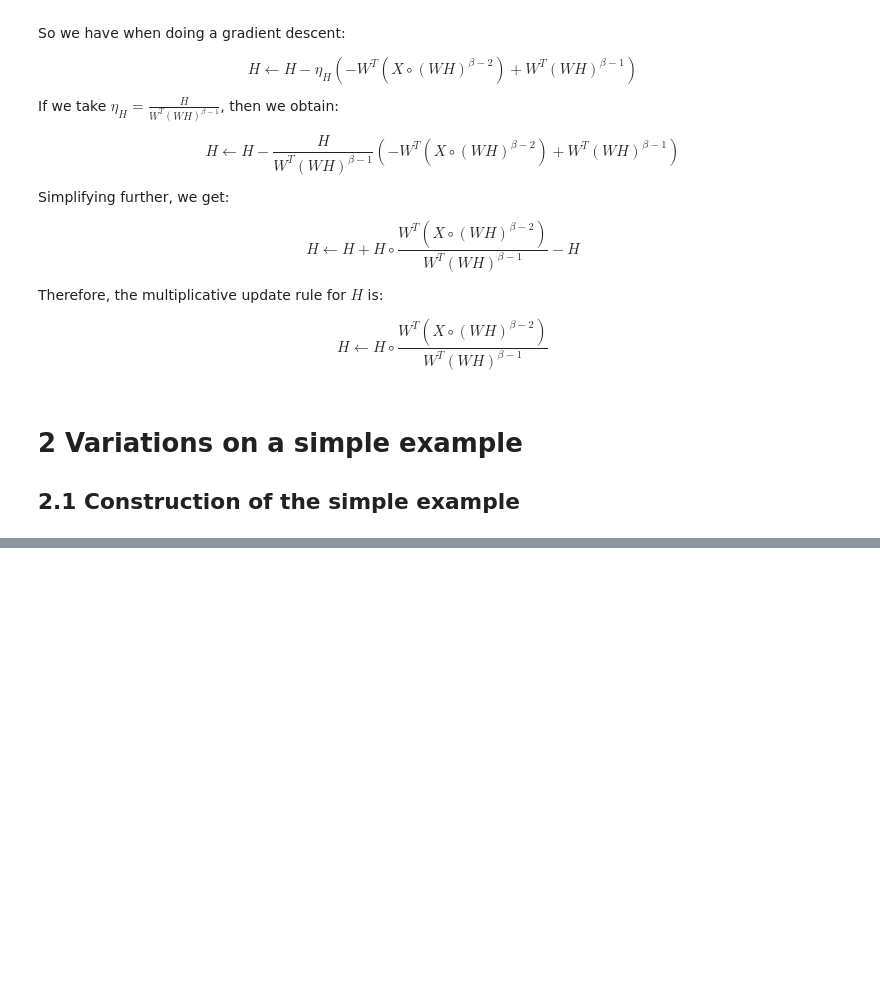
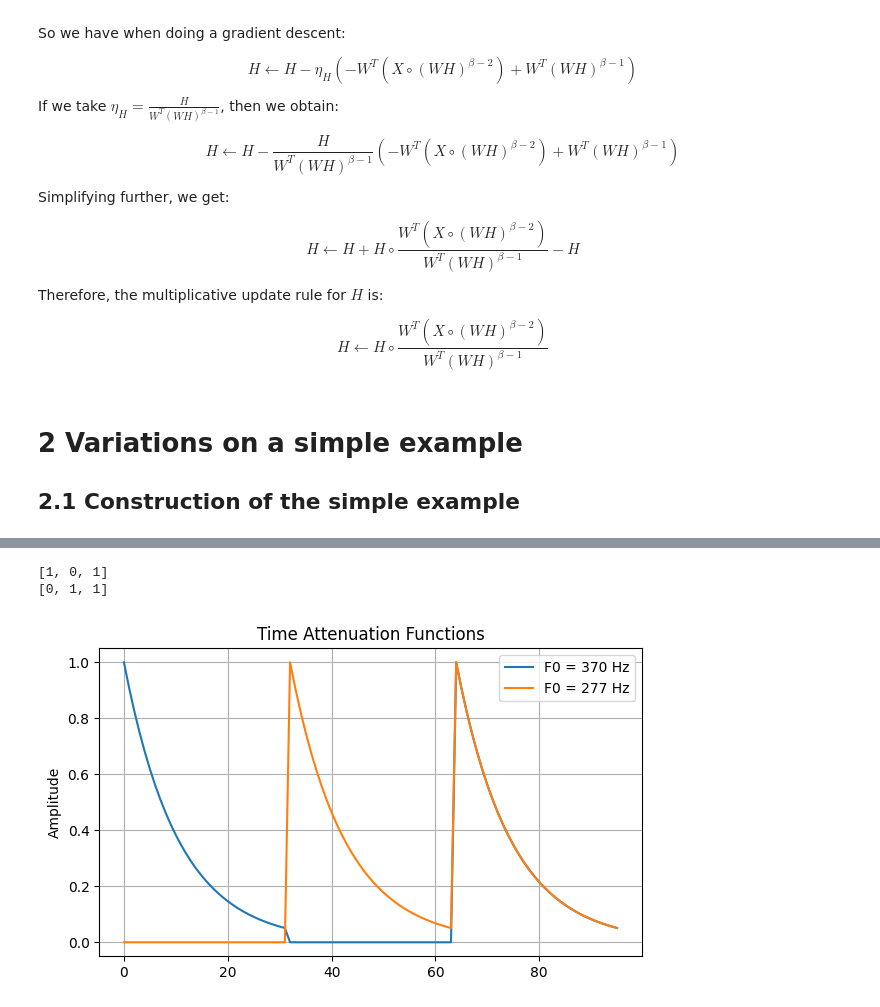
Before and after one commit to kjle/ATIAM-Promo-2025, a Jupyter notebook: TSM/TP-NMF/NMF_TP.ipynb, the cells around one changed output, grey strips where cells are left out. Saved outputs shown, nothing was run; the diff lists cells and outputs as text; code cells hidden in the pictures; blank space fills up the shorter version.

```diff
--- a/TSM/TP-NMF/NMF_TP.ipynb
+++ b/TSM/TP-NMF/NMF_TP.ipynb
@@ -210,11 +169,0 @@ Ws = np.array(W_r).T
-# %%
-Fh = Fe/(Nfft/4)
-DeltaT = 0.5
-DeltaT = round(DeltaT*Fh)
-t = np.arange(DeltaT-1)/Fh
-tau = 0.3
-h = np.exp(-t/tau)
-z = np.zeros(DeltaT-1)
-
-# Pad h and z to the same length
-Hs = np.array([np.concatenate([h, z, h]), np.concatenate([z, h, h])])
@@ -230,0 +219,31 @@ plt.imshow(Xs)
+# %%
+def h(t, tau):
+    return np.exp(-t / tau) * (t >= 0)
+
+def get_Hs(b_p, F0, Fe=8000, Nfft=512, delta_T=0.5, attenuation_factor=3):
+    Fh = Fe / (Nfft / 4)
+    tau = delta_T / attenuation_factor
+    Hs = []
+    plt.figure(figsize=(7, 4))
+    for r, F0_r in enumerate(F0):
+        t = np.arange(0, delta_T, 1/Fh)
+        h_r = []
+        print(b_p[r])
+        for idx, b in enumerate(b_p[r]):
+            h_r = np.concatenate((h_r, b* h(t, tau)))
+        Hs.append(h_r)
+        t = np.arange(0, delta_T * len(b_p[r]), 1/Fh)
+        plt.plot(h_r, label=f'F0 = {F0_r} Hz')
+    plt.title("Time Attenuation Functions")
+    plt.ylabel("Amplitude")
+    plt.legend()
+    plt.grid()
+    plt.show()
+    return np.array(Hs)
+
+b_p = [[1, 0, 1], [0, 1, 1]]
+Hs = get_Hs(b_p, F0)
+# %% [output]
+[1, 0, 1]
+[0, 1, 1]
+[figure, added]
```
Also changed, not shown: parts of 8 cells of this notebook.
